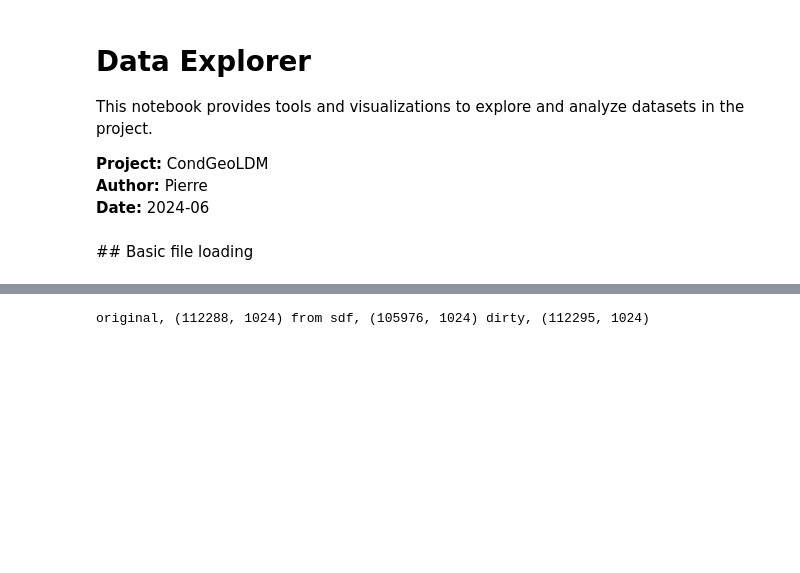
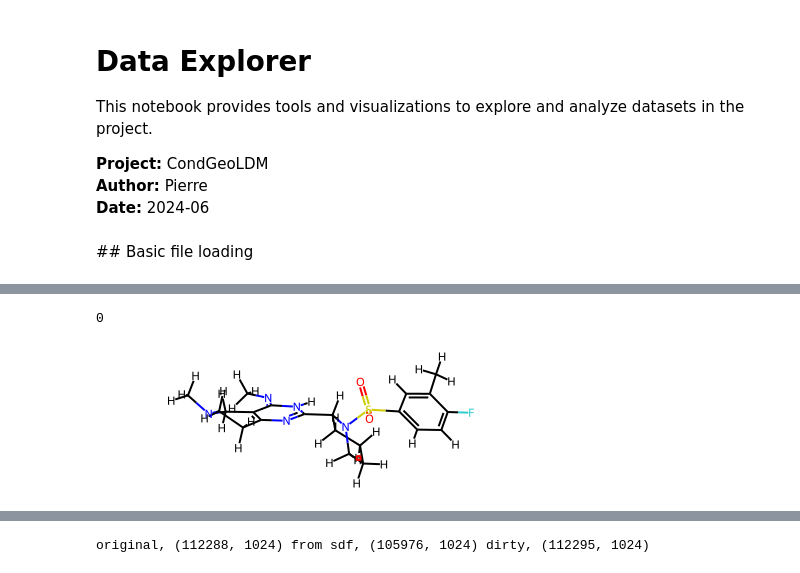
Before and after one commit to pierre-pauchet/Img2Mol, a Jupyter notebook: sandbox.ipynb, the cells around one changed output, grey strips where cells are left out. Saved outputs shown, nothing was run; the diff lists cells and outputs as text; code cells hidden in the pictures; blank space fills up the shorter version.

```diff
--- a/sandbox.ipynb
+++ b/sandbox.ipynb
@@ -13,0 +176,9 @@ charac = np.load('/projects/iktos/pierre/CondGeoLDM/data/jump/charac_30_h.npy',
+# %%
+# GENERATE 3D CONFORMER
+a =Chem.AddHs(Chem.MolFromInchi(inchis_raw[5], sanitize=False, removeHs=False))
+print(a.GetNumConformers())
+AllChem.EmbedMolecule(a , AllChem.ETKDG())
+a
+# %% [output]
+0
+[figure, added]
```
Also changed, not shown: parts of 12 cells of this notebook, 2 other files.
